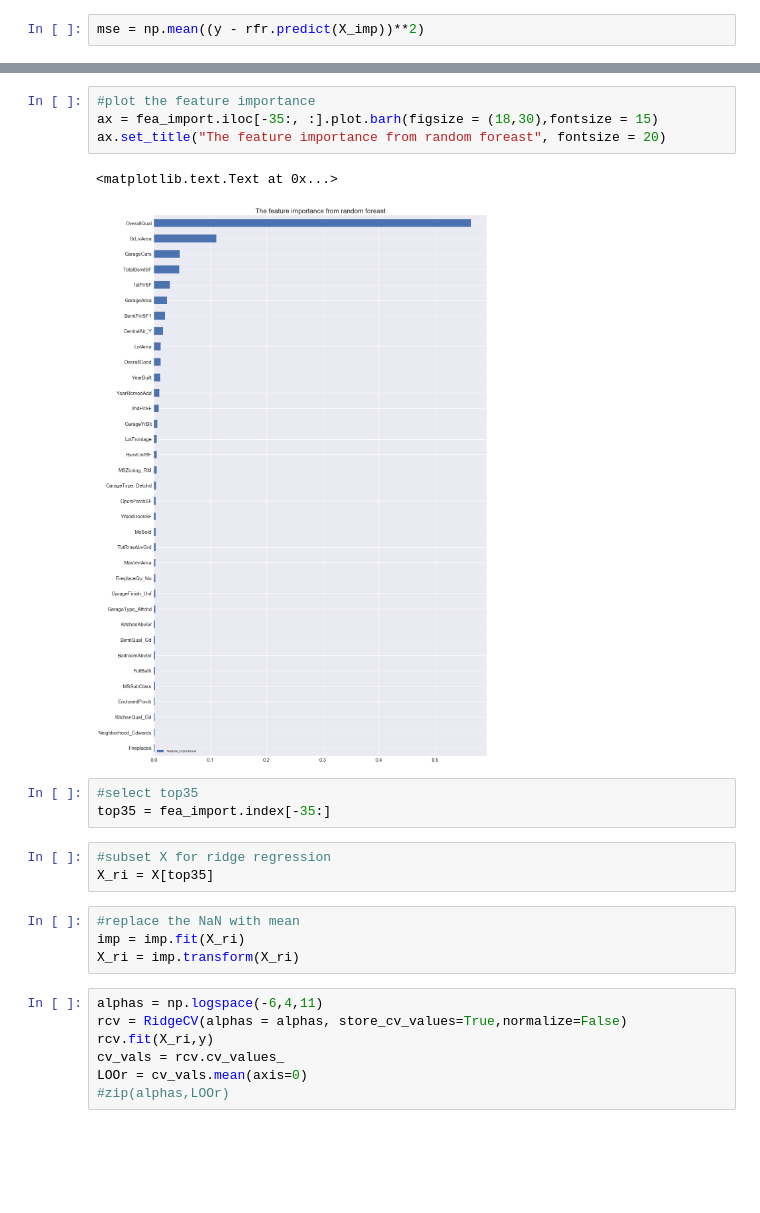
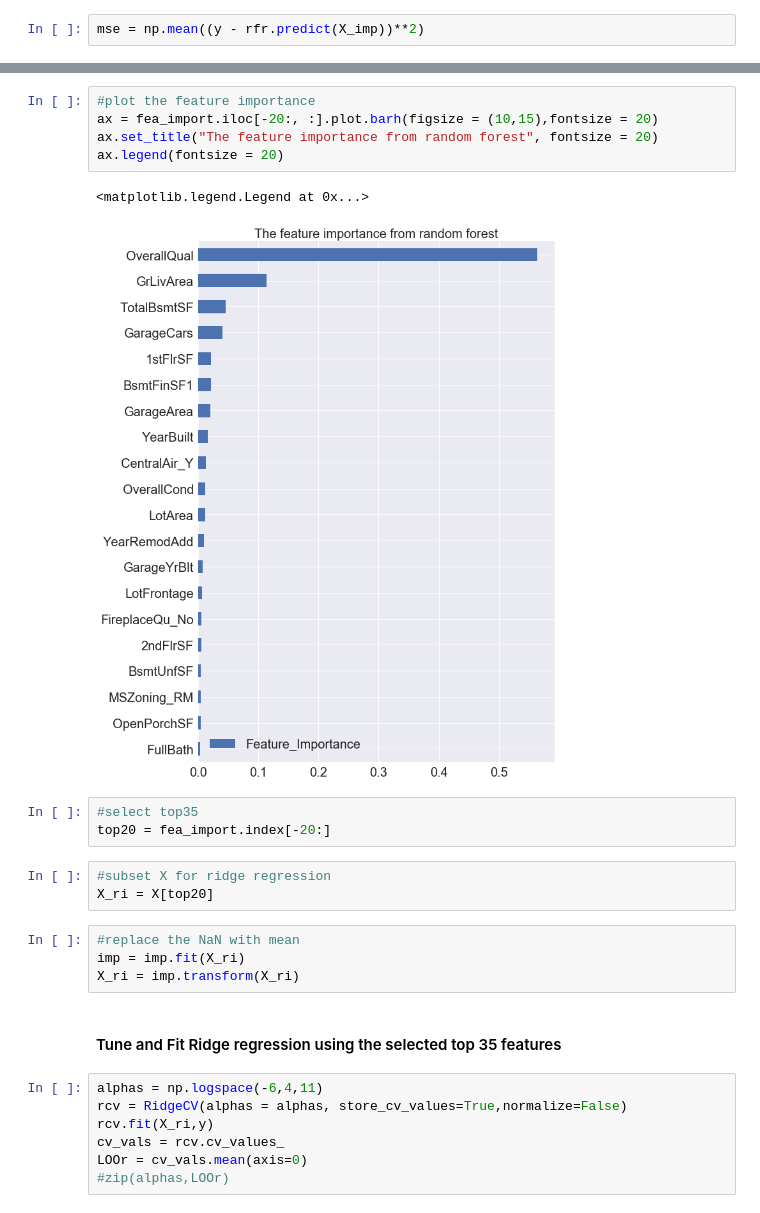
Before and after one commit to verali0816/141C_kaggle, a Jupyter notebook: Model fit.ipynb, the cells around one changed output, grey strips where cells are left out. Saved outputs shown, nothing was run; the diff lists cells and outputs as text; blank space fills up the shorter version.

```diff
--- a/Model fit.ipynb
+++ b/Model fit.ipynb
@@ -134,20 +142,23 @@ fea_import.tail(10)
 # %%
 #plot the feature importance
-ax = fea_import.iloc[-35:, :].plot.barh(figsize = (18,30),fontsize = 15)
-ax.set_title("The feature importance from random foreast", fontsize = 20)
+ax = fea_import.iloc[-20:, :].plot.barh(figsize = (10,15),fontsize = 20)
+ax.set_title("The feature importance from random forest", fontsize = 20)
+ax.legend(fontsize = 20)
 # %% [output]
-<matplotlib.text.Text at 0x...>
+<matplotlib.legend.Legend at 0x...>
-[figure, old version]
+[figure, new version]
 # %%
 #select top35
-top35 = fea_import.index[-35:]
+top20 = fea_import.index[-20:]
 # %%
 #subset X for ridge regression
-X_ri = X[top35]
+X_ri = X[top20]
 # %%
 #replace the NaN with mean
 imp = imp.fit(X_ri)
 X_ri = imp.transform(X_ri)
+# %% [markdown]
+#### Tune and Fit Ridge regression using the selected top 35 features
 # %%
 alphas = np.logspace(-6,4,11)
 rcv = RidgeCV(alphas = alphas, store_cv_values=True,normalize=False)
```
Also changed, not shown: parts of 30 cells of this notebook, 5 other files.
